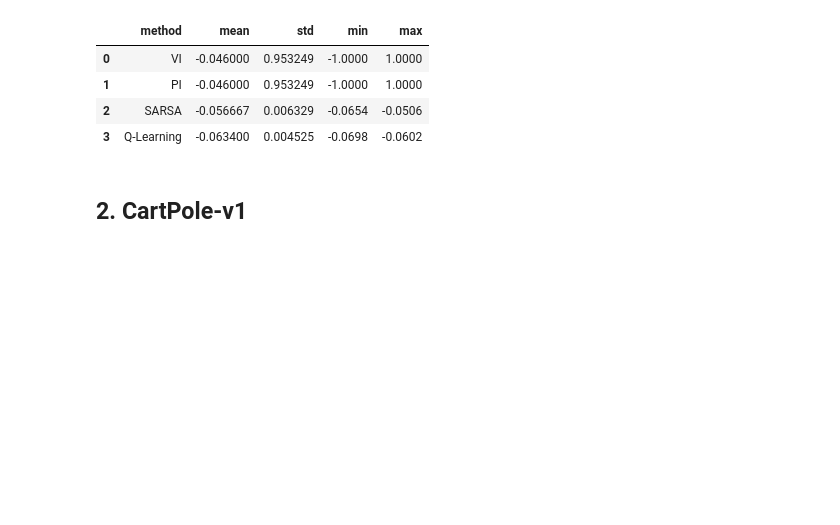
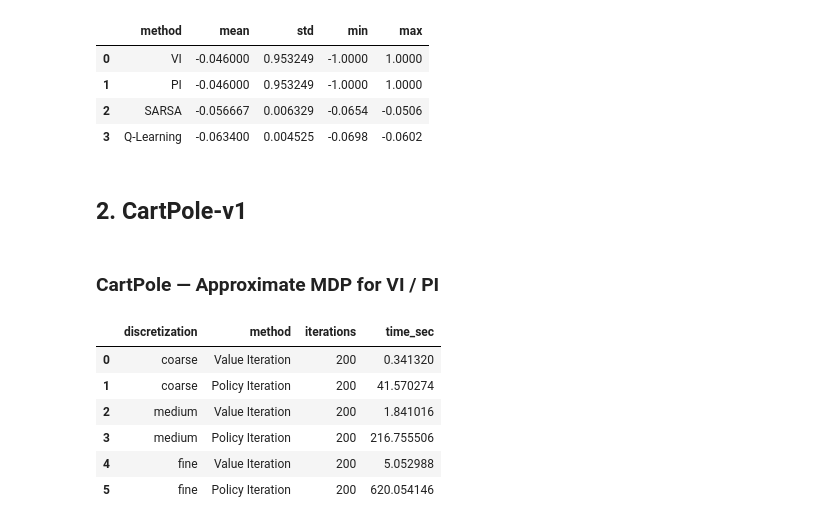
Before and after one commit to lcazorla/cs7641-reinforcement-learning, a Jupyter notebook: rl_notebook.ipynb, the cells around one changed output. Cells and saved outputs as stored; diff of their text form; code cells hidden in the pictures; blank space fills up the shorter version.

```diff
--- a/rl_notebook.ipynb
+++ b/rl_notebook.ipynb
@@ -557,0 +602,2 @@ blackjack_final_summary
+# %% [markdown]
+### CartPole — Approximate MDP for VI / PI
@@ -557,0 +672,27 @@ blackjack_final_summary
+# %%
+cartpole_dp_summary_rows = []
+for name, result in cartpole_dp_results.items():
+    cartpole_dp_summary_rows.extend([
+        {
+            "discretization": name,
+            "method": "Value Iteration",
+            "iterations": len(result["vi"]["deltas"]),
+            "time_sec": result["vi"]["time"],
+        },
+        {
+            "discretization": name,
+            "method": "Policy Iteration",
+            "iterations": len(result["pi"]["policy_changes"]),
+            "time_sec": result["pi"]["time"],
+        },
+    ])
+cartpole_dp_summary = pd.DataFrame(cartpole_dp_summary_rows)
+cartpole_dp_summary
+# %% [output]
+|  | discretization | method | iterations | time_sec |
+| 0 | coarse | Value Iteration | 200 | 0.341320 |
+| 1 | coarse | Policy Iteration | 200 | 41.570274 |
+| 2 | medium | Value Iteration | 200 | 1.841016 |
+| 3 | medium | Policy Iteration | 200 | 216.755506 |
+| 4 | fine | Value Iteration | 200 | 5.052988 |
+| 5 | fine | Policy Iteration | 200 | 620.054146 |
```
Also changed, not shown: parts of 12 cells of this notebook.
